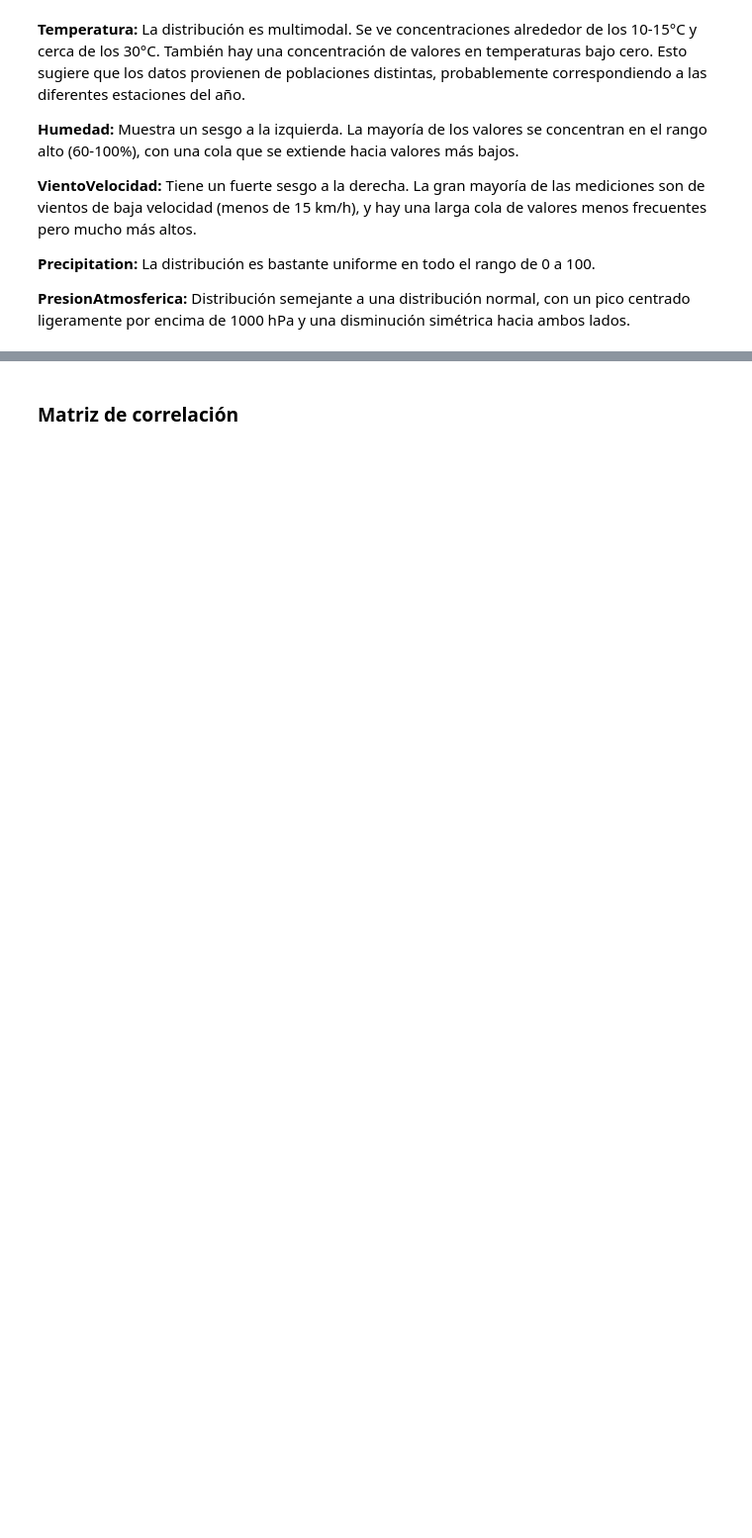
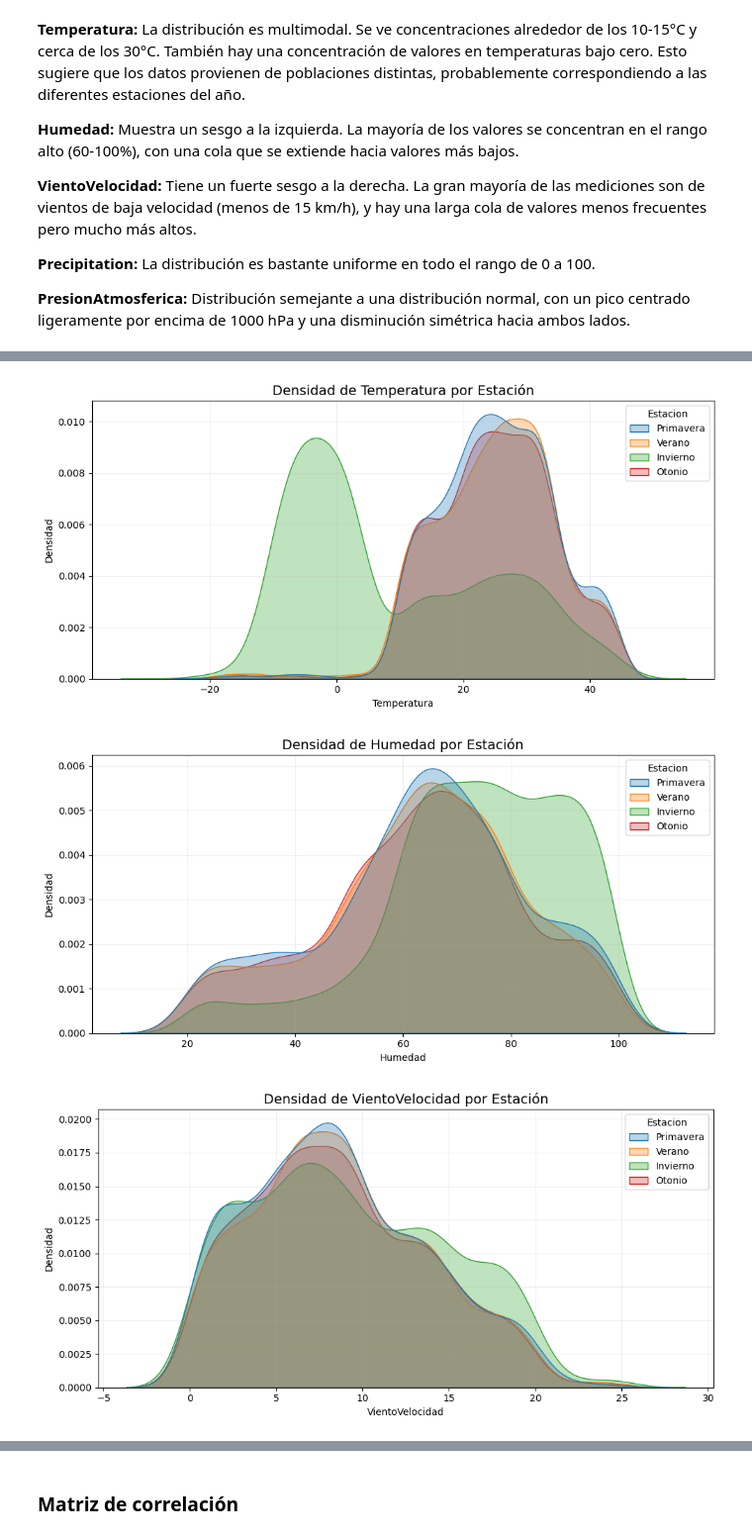
Before and after one commit to Fabrote/season-classifier, a Jupyter notebook: MD-TP3_TAPIA-PALACIO.ipynb, the cells around one changed output, grey strips where cells are left out. Shown at 99% size. Drawn from its saved outputs; the diff is of its cells as text; code cells hidden in the pictures; blank space fills up the shorter version.

```diff
--- a/MD-TP3_TAPIA-PALACIO.ipynb
+++ b/MD-TP3_TAPIA-PALACIO.ipynb
@@ -261,0 +275,16 @@ plt.show()
+# %%
+columnas_numericas = ['Temperatura', 'Humedad', 'VientoVelocidad', 'Precipitation', 'PresionAtmosferica']
+
+for col in columnas_numericas:
+    plt.figure(figsize=(10, 5))
+    sns.kdeplot(data=estaciones, x=col, hue='Estacion', fill=True, alpha=0.3)
+    plt.title(f'Densidad de {col} por Estación', fontsize=14)
+    plt.xlabel(col)
+    plt.ylabel("Densidad")
+    plt.grid(True, alpha=0.2)
+    plt.tight_layout()
+    plt.show()
+# %% [output]
+[figure, added]
+[figure, added]
+[figure, added]
```
Also changed, not shown: parts of 22 cells of this notebook.
